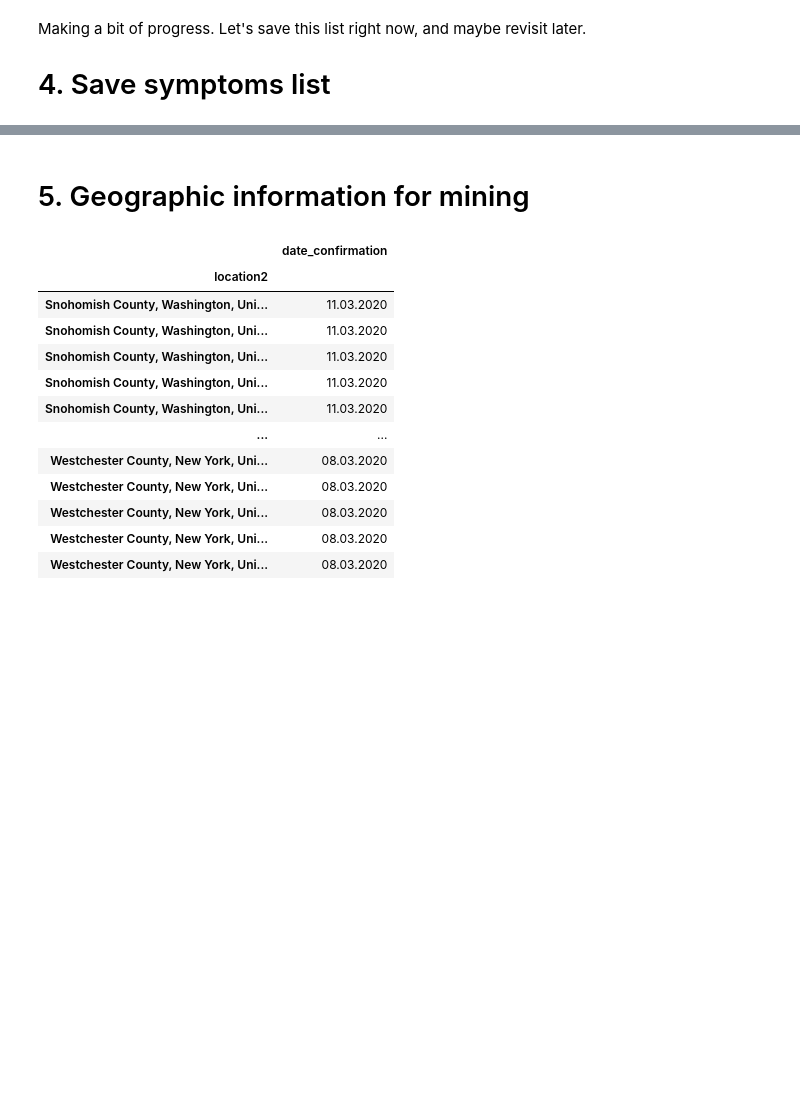
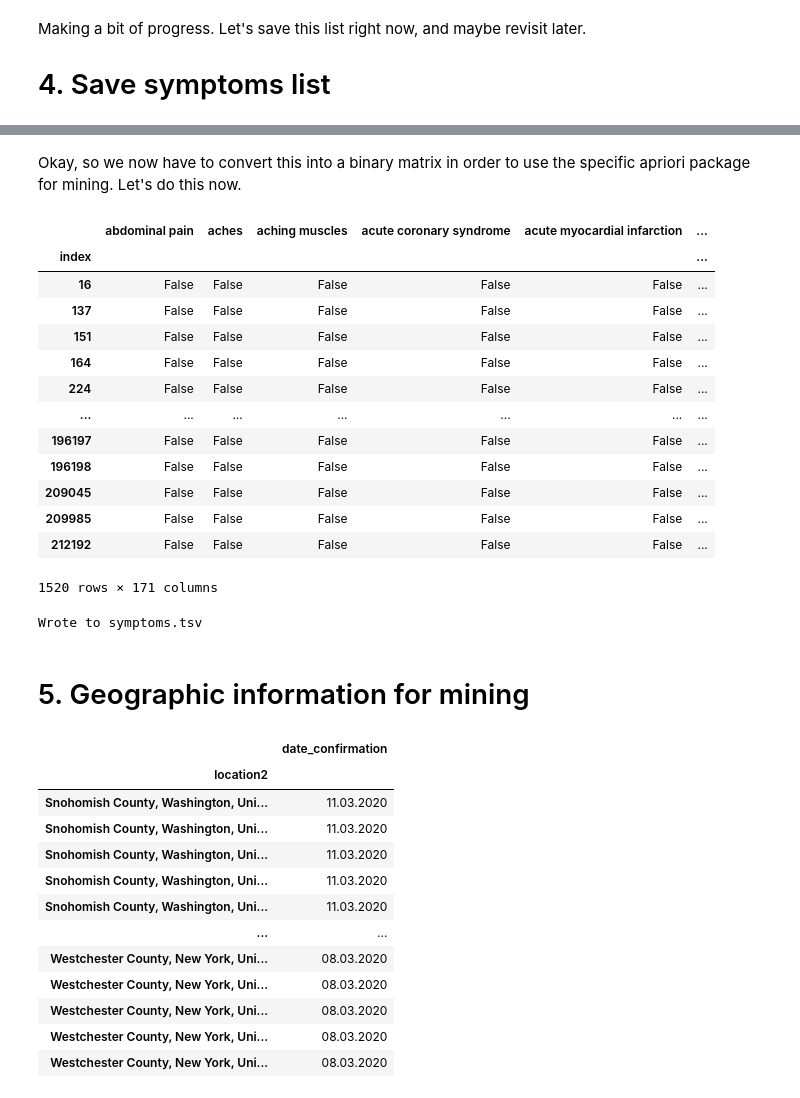
Before and after one commit to apetkau/comp7944-project, a Jupyter notebook: data/nCoV2019/for_use/extract-transactions.ipynb, the cells around one changed output, grey strips where cells are left out. Saved outputs shown, nothing was run; the diff lists cells and outputs as text; code cells hidden in the pictures; blank space fills up the shorter version.

```diff
--- a/data/nCoV2019/for_use/extract-transactions.ipynb
+++ b/data/nCoV2019/for_use/extract-transactions.ipynb
@@ -218,3 +234,45 @@ expanded_symptoms.to_csv('symptoms.tsv', sep="\t", header=False, index=False)
+# %% [markdown]
+Okay, so we now have to convert this into a binary matrix in order to use the specific apriori package for mining. Let's do this now.
+# %%
+def build_binary_matrix(df):
+    values_set = {u for v in df.values.tolist() for u in v}
+    values_set.remove(None)
+    values_list = sorted(list(values_set))
+
+    binary_rows = []
+    for index, row in df.iterrows():
+        binary_row = [index]
+        for value in values_list:
+            binary_row.append(value in row.values)
+        binary_rows.append(binary_row)
+
+    values_list.insert(0,'index')
+
+    return pd.DataFrame(binary_rows, columns = values_list).set_index('index')
+
+expanded_symptoms_binary = build_binary_matrix(expanded_symptoms)
+expanded_symptoms_binary
+# %% [output]
+|  | abdominal pain | aches | aching muscles | acute coronary syndrome | acute myocardial infarction | ... |
+| index |  |  |  |  |  | ... |
+| 16 | False | False | False | False | False | ... |
+| 137 | False | False | False | False | False | ... |
+| 151 | False | False | False | False | False | ... |
+| 164 | False | False | False | False | False | ... |
+| 224 | False | False | False | False | False | ... |
+| ... | ... | ... | ... | ... | ... | ... |
+| 196197 | False | False | False | False | False | ... |
+| 196198 | False | False | False | False | False | ... |
+| 209045 | False | False | False | False | False | ... |
+| 209985 | False | False | False | False | False | ... |
+| 212192 | False | False | False | False | False | ... |
+1520 rows × 171 columns
+# %%
+filename = 'symptoms.tsv'
+expanded_symptoms_binary.to_csv(filename, sep="\t", header=True, index=True)
+print(f"Wrote to {filename}")
+# %% [output]
+Wrote to symptoms.tsv
 # %% [markdown]
 # 5. Geographic information for mining
 # %%
```
Also changed, not shown: parts of 10 cells of this notebook, 3 other files.
